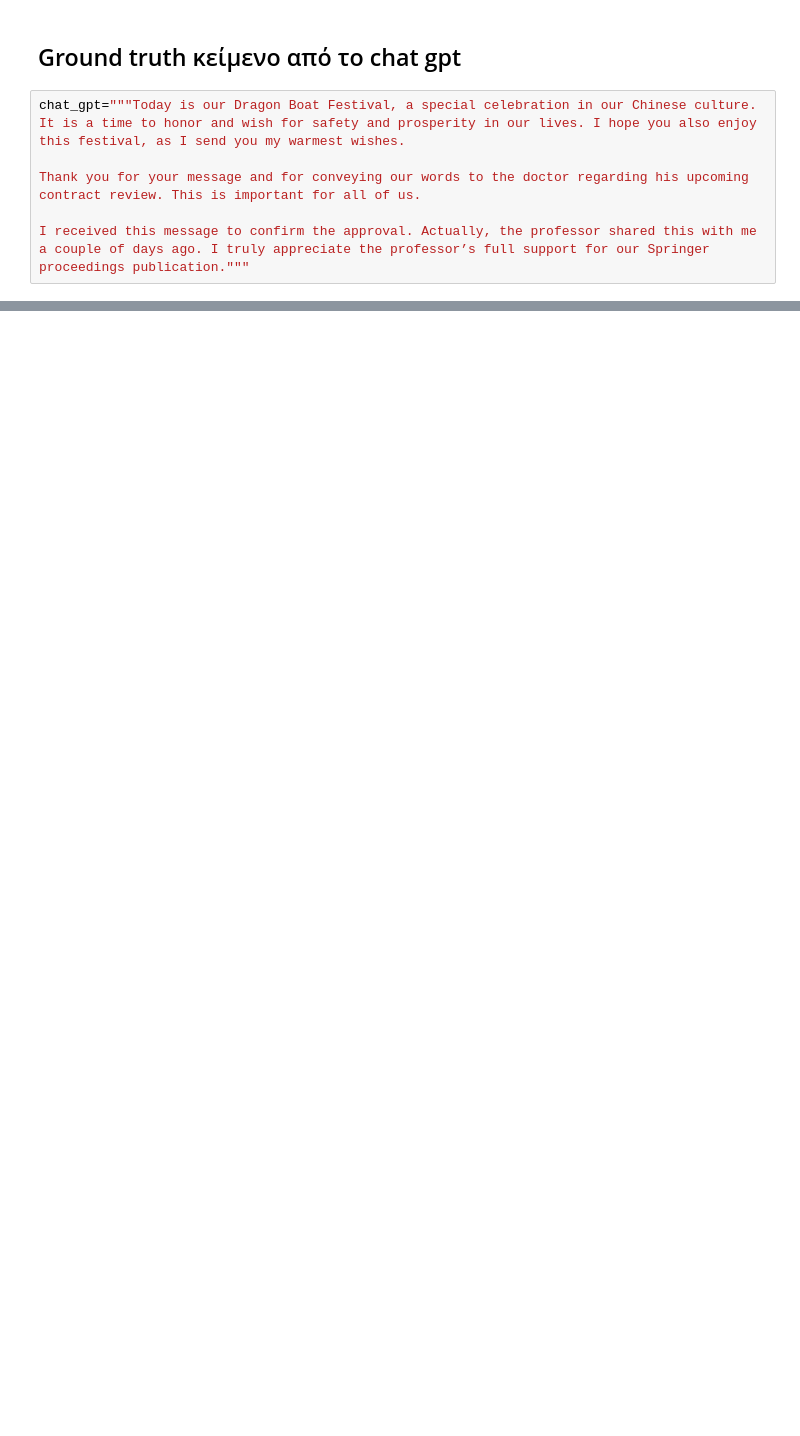
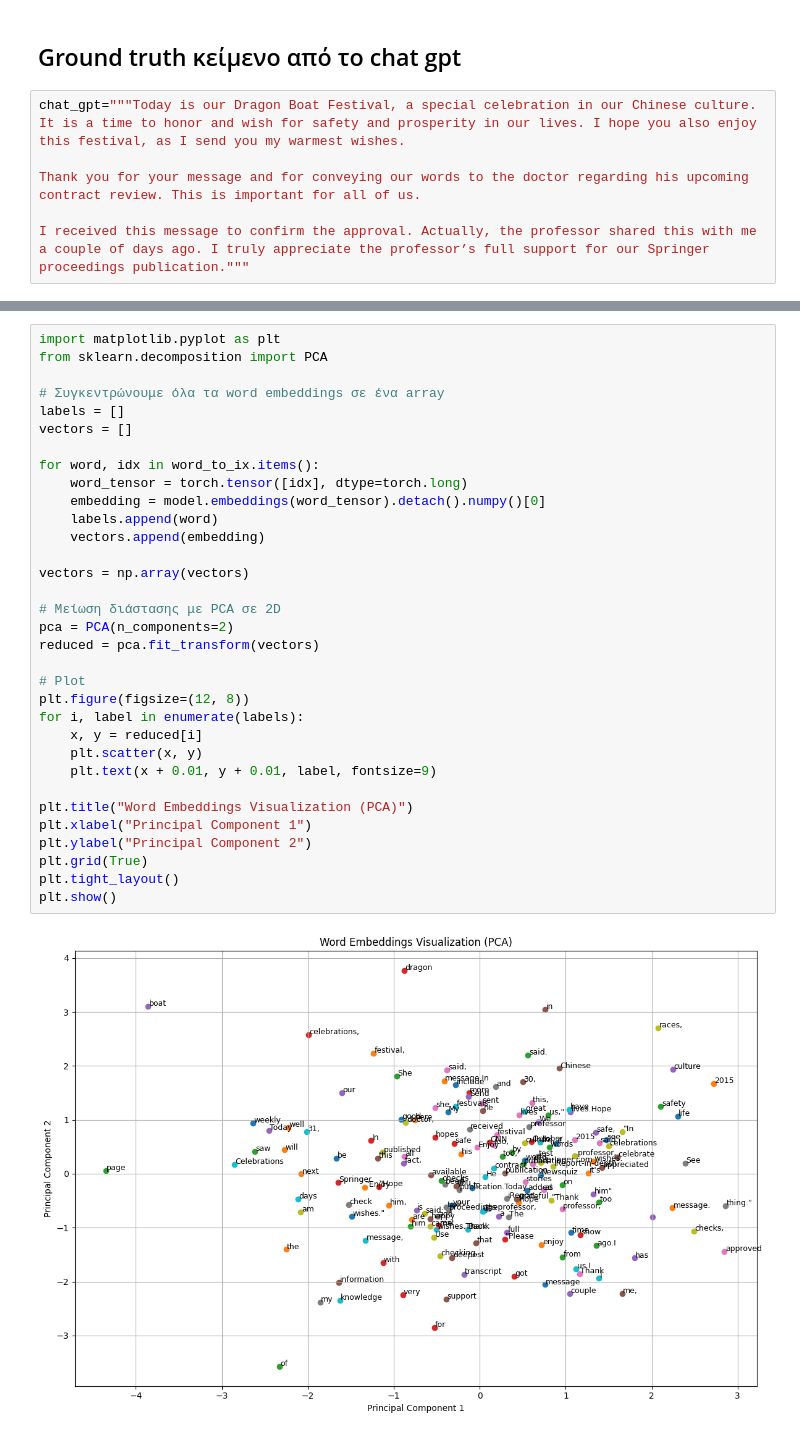
Before and after one commit to alexispetrou/Natural-Language-Processing-Text-Reconstruction, a Jupyter notebook: 1C/first_text_comp.ipynb, the cells around one changed output, grey strips where cells are left out. Cells and saved outputs as stored; diff of their text form; blank space fills up the shorter version.

```diff
--- a/1C/first_text_comp.ipynb
+++ b/1C/first_text_comp.ipynb
@@ -296,0 +253,35 @@ print("Για να δείτε πραγματικά σημασιολογικά α
+# %%
+import matplotlib.pyplot as plt
+from sklearn.decomposition import PCA
+
+# Συγκεντρώνουμε όλα τα word embeddings σε ένα array
+labels = []
+vectors = []
+
+for word, idx in word_to_ix.items():
+    word_tensor = torch.tensor([idx], dtype=torch.long)
+    embedding = model.embeddings(word_tensor).detach().numpy()[0]
+    labels.append(word)
+    vectors.append(embedding)
+
+vectors = np.array(vectors)
+
+# Μείωση διάστασης με PCA σε 2D
+pca = PCA(n_components=2)
+reduced = pca.fit_transform(vectors)
+
+# Plot
+plt.figure(figsize=(12, 8))
+for i, label in enumerate(labels):
+    x, y = reduced[i]
+    plt.scatter(x, y)
+    plt.text(x + 0.01, y + 0.01, label, fontsize=9)
+
+plt.title("Word Embeddings Visualization (PCA)")
+plt.xlabel("Principal Component 1")
+plt.ylabel("Principal Component 2")
+plt.grid(True)
+plt.tight_layout()
+plt.show()
+# %% [output]
+[figure, added]
```
Also changed, not shown: parts of 23 cells of this notebook, 2 other files.
